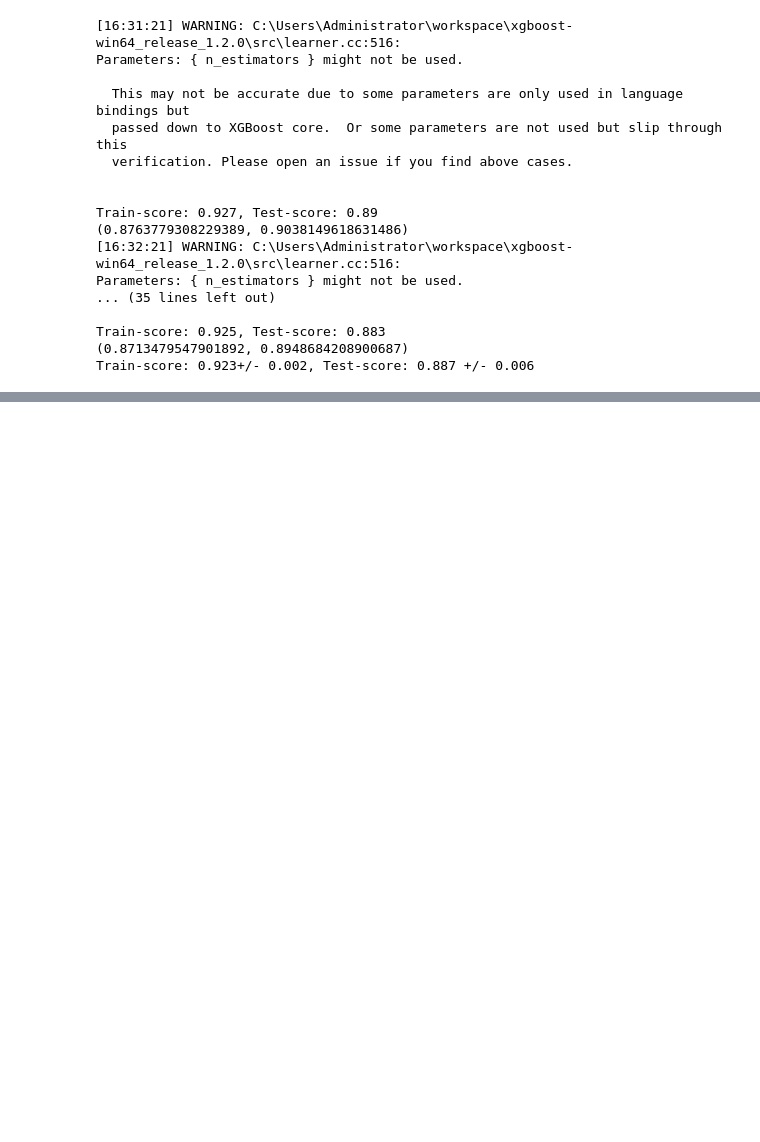
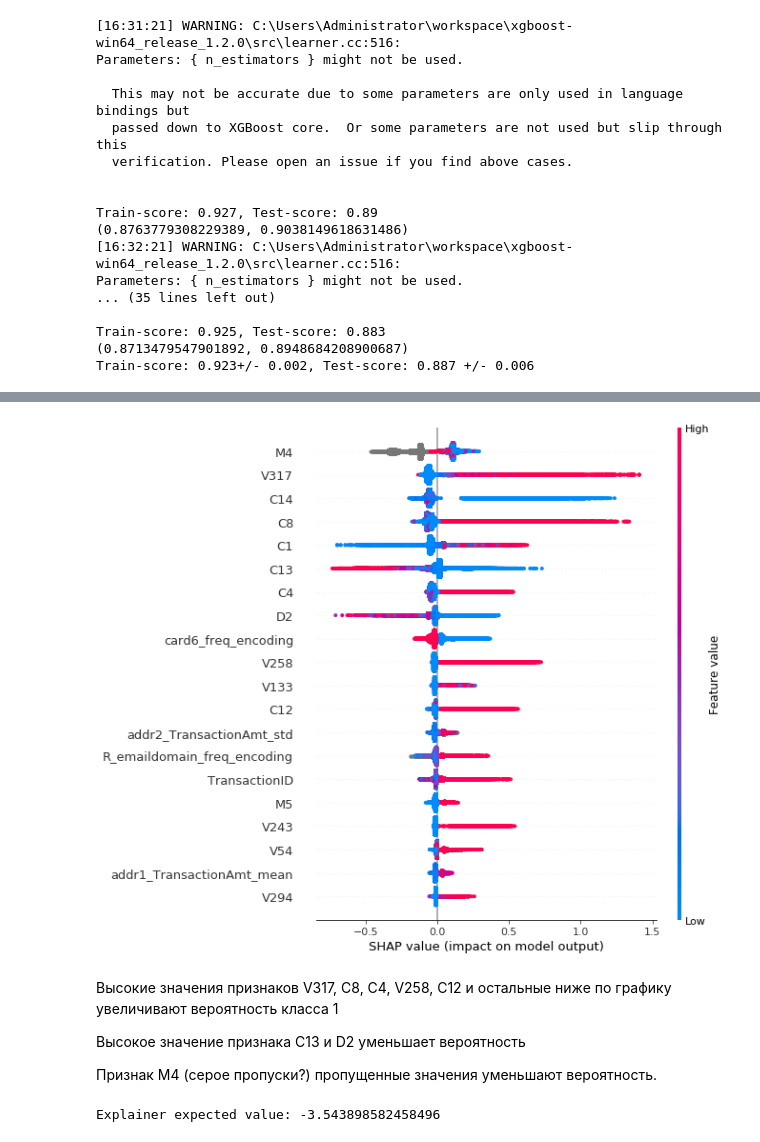
Before and after one commit to kokorozaci/Data_analysis_algorithms, a Jupyter notebook: Data_analysis_Kaggle/dz_05/dz_05_kaggle.ipynb, the cells around one changed output, grey strips where cells are left out. Drawn from its saved outputs; the diff is of its cells as text; code cells hidden in the pictures; blank space fills up the shorter version.

```diff
--- a/Data_analysis_Kaggle/dz_05/dz_05_kaggle.ipynb
+++ b/Data_analysis_Kaggle/dz_05/dz_05_kaggle.ipynb
@@ -477,0 +716,26 @@ important_features_top = show_feature_importances(x_valid.columns, importance.fe
+# %%
+shap.summary_plot(shap_values, x_train)
+# %% [output]
+[figure, added]
+# %% [markdown]
+Высокие значения признаков V317, C8, C4, V258, C12 и остальные ниже по графику увеличивают вероятность класса 1
+
+Высокое значение признака С13 и D2 уменьшает вероятность
+
+Признак M4 (серое пропуски?) пропущенные значения уменьшают вероятность.
+# %%
+expected_value = explainer.expected_value
+if isinstance(expected_value, list):
+    expected_value = expected_value[1]
+print(f"Explainer expected value: {expected_value}")
+
+select = range(20)
+features = x_train.iloc[select]
+features_display = x_train.loc[features.index]
+shap_values = explainer.shap_values(features)
+shap_interaction_values = explainer.shap_interaction_values(features)
+
+if isinstance(shap_interaction_values, list):
+    shap_interaction_values = shap_interaction_values[1]
+# %% [output]
+Explainer expected value: -3.543898582458496
```
Also changed, not shown: parts of 28 cells of this notebook.
